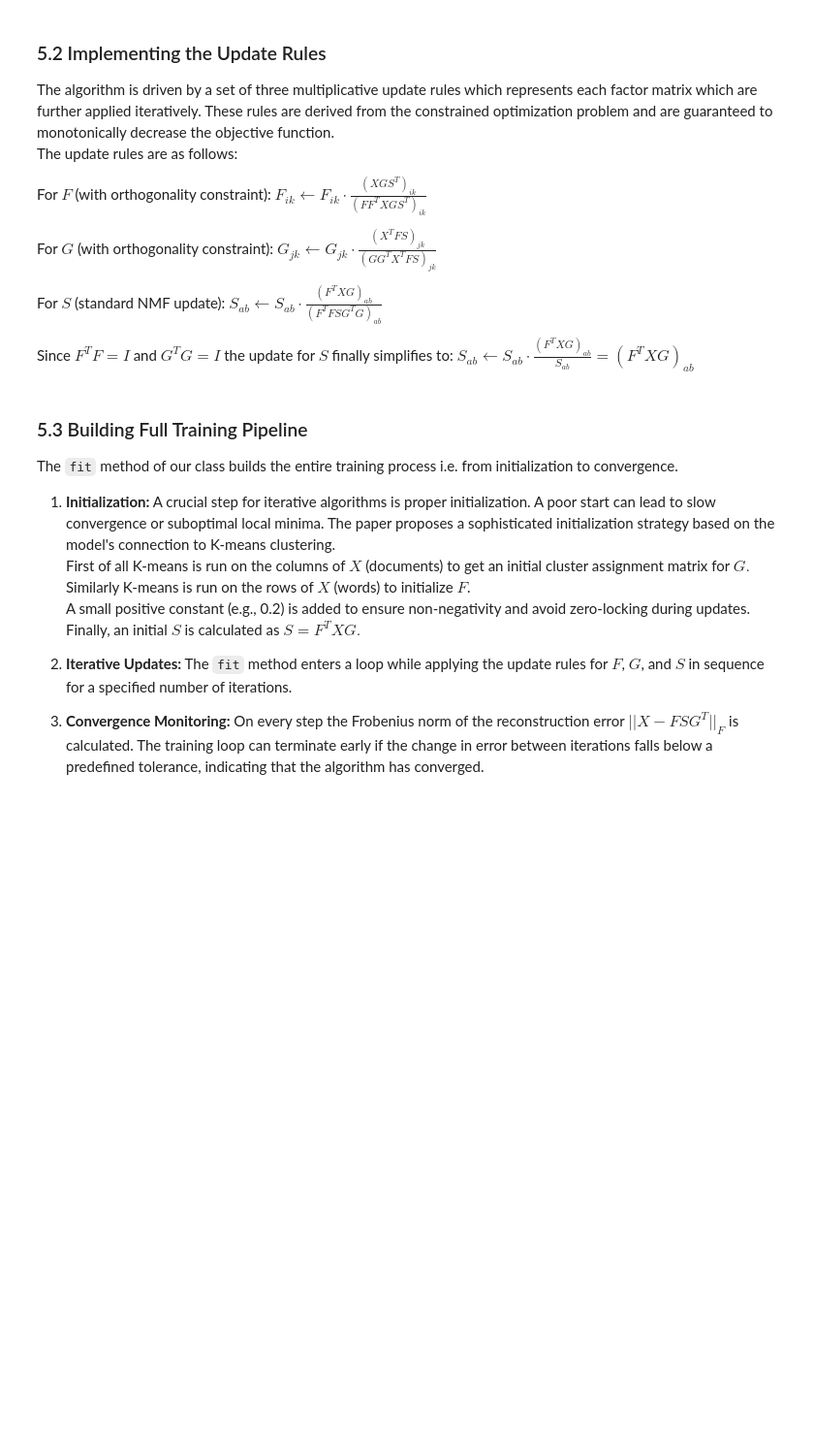
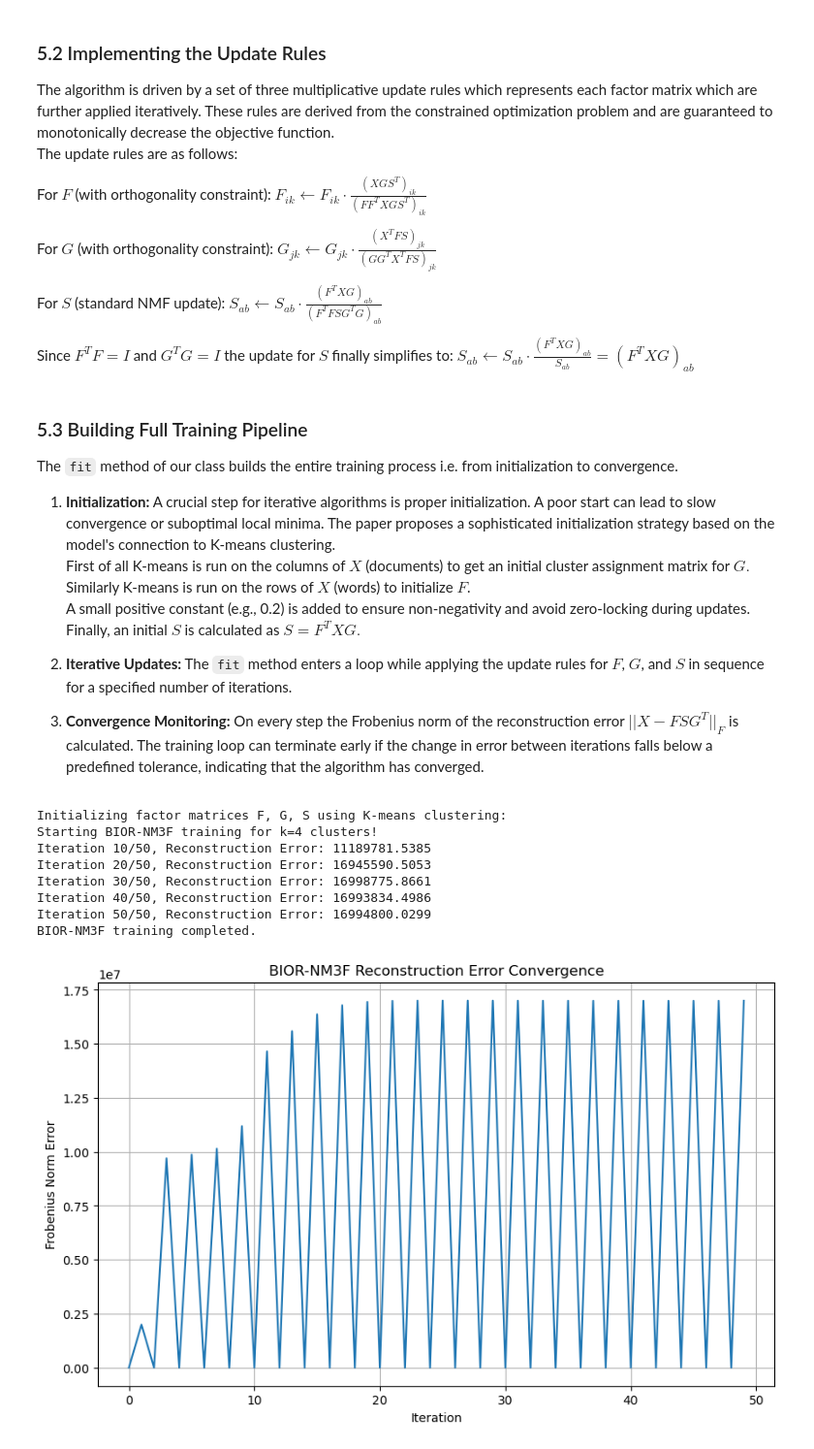
Before and after one commit to aaditya29/Implementing-ML-Papers, a Jupyter notebook: 4-Orthogonal Nonnegative Matrix Tri-Factorizations for Clustering/NMTF.ipynb, the cells around one changed output. Shown at 97% size. Drawn from its saved outputs; the diff is of its cells as text; code cells hidden in the pictures; blank space fills up the shorter version.

Commit message:
Implemented code changes to enhance functionality and plot

```diff
--- a/4-Orthogonal Nonnegative Matrix Tri-Factorizations for Clustering/NMTF.ipynb
+++ b/4-Orthogonal Nonnegative Matrix Tri-Factorizations for Clustering/NMTF.ipynb
@@ -379,7 +379,7 @@ class BiorthogonalNMF3F:
         p, n = X.shape  # Getting the shape of the input matrix X
         k = self.k  # Number of clusters
 
-        print("Initializing factor matrices F, G, S using K-means clustering...")
+        print("Initializing factor matrices F, G, S using K-means clustering:")
         kmeans_g = KMeans(n_clusters=k, random_state=42, n_init=10) # Fitting K-means to the columns(documents) to initialize G
         doc_clusters = kmeans_g.fit_predict(X.T) # Getting the cluster labels for documents
         self.G = np.zeros((n, k))# Initializing G matrix with zeros
@@ -393,8 +393,7 @@ class BiorthogonalNMF3F:
         self.F += 0.2  # Adding offset to avoid division by zero as shown in the paper
 
         # Initializing S
-        self.S = self.F.T @ X @ self.G
-        self.S = 0  # Ensuring non-negativity
+        self.S = self.F.T @ X @ self.G  # Initializing S with the correct dimensions
 
     # Fittin the BIOR-NM3F model to the data matrix X
     def fit(self, X):
@@ -406,7 +405,7 @@ class BiorthogonalNMF3F:
         self._initialize(X_dense)# Initializing the factor matrices F, G, and S
         prev_error = np.inf # Initializing previous error to infinity for convergence check
 
-        print(f"Starting BIOR-NM3F training for k={self.k} clusters...")
+        print(f"Starting BIOR-NM3F training for k={self.k} clusters!")
         for i in range(self.max_iter):
             #updating S
             num_S = self.F.T @ X_dense @ self.G  # Numerator: F.T @ X @ G
@@ -423,31 +422,41 @@ class BiorthogonalNMF3F:
             XTFS = X_dense.T @ self.F @ self.S# Numerator: X.T @ F @ S
             num_G = XTFS# Numerator: X.T @ F @ S
             den_G = self.G @ (self.G.T @ XTFS)# Denominator: G @ (G.T @ X.T @ F @ S)
             self.G *= num_G / (den_G + 1e-9)#
 
             # Checking for the convergence
             error = np.linalg.norm(X_dense - self.F @ self.S @ self.G.T, 'fro')# Calculating the Frobenius norm of the difference between X and FSG^T
             self.reconstruction_errors.append(error)# Storing the reconstruction error for each iteration
 
             if abs(prev_error - error) < self.tol: # Checking if the change in error is less than the tolerance
                 print(f"Convergence reached at iteration {i+1} with error {error:.4f}")
                 break
             prev_error = error# Updating the previous error for the next iteration
 
             if (i + 1) % 10 == 0:
                 print(f"Iteration {i+1}/{self.max_iter}, Reconstruction Error: {error:.4f}")
 
         print("BIOR-NM3F training completed.")
         return self
 
 # RUNNING BIOR-NM3F
-bior_nm3f = BiorthogonalNMF3F(n_clusters=k, max_iter=50) # Initializing the Biorthogonal NMF with k clusters and max iterations
+bior_nm3f = BiorthogonalNMF3F(n_clusters=k, max_iter=50)  # Using the variable `k` defined in CELL INDEX 0
 bior_nm3f.fit(X)
 
 plt.figure(figsize=(10, 6))
 plt.plot(bior_nm3f.reconstruction_errors)
 plt.title('BIOR-NM3F Reconstruction Error Convergence')
 plt.xlabel('Iteration')
 plt.ylabel('Frobenius Norm Error')
 plt.grid(True)
 plt.show()
+# %% [output]
+Initializing factor matrices F, G, S using K-means clustering:
+Starting BIOR-NM3F training for k=4 clusters!
+Iteration 10/50, Reconstruction Error: 11189781.5385
+Iteration 20/50, Reconstruction Error: 16945590.5053
+Iteration 30/50, Reconstruction Error: 16998775.8661
+Iteration 40/50, Reconstruction Error: 16993834.4986
+Iteration 50/50, Reconstruction Error: 16994800.0299
+BIOR-NM3F training completed.
+[figure, added]
```
Also changed, not shown: parts of 3 cells of this notebook.
